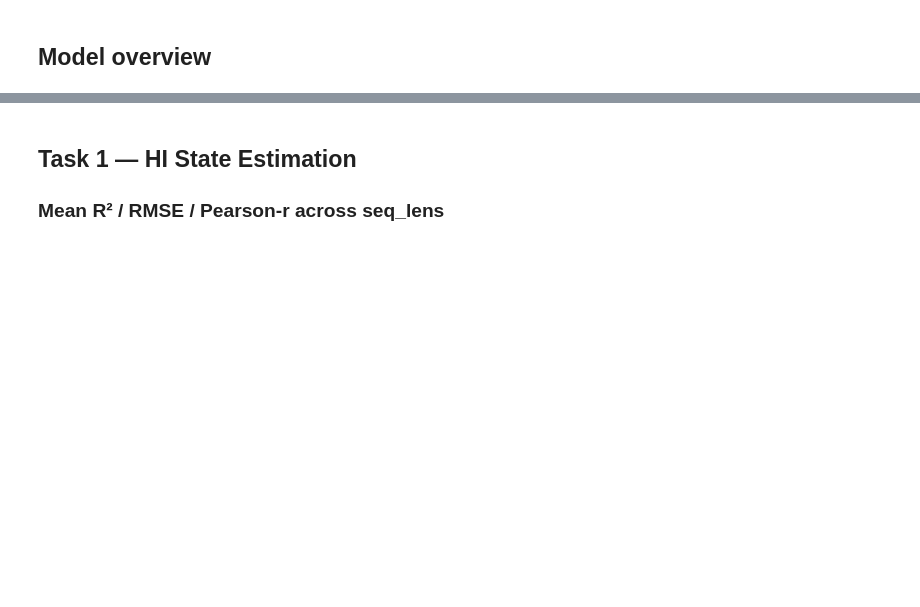
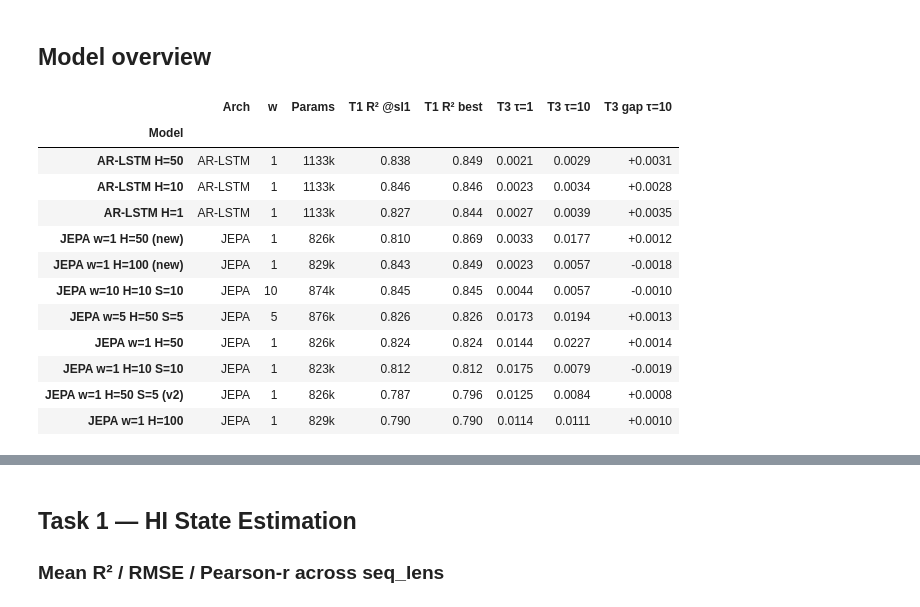
Before and after one commit to LucasStill/le-wm, a Jupyter notebook: results_viewer.ipynb, the cells around one changed output, grey strips where cells are left out. Cells and saved outputs as stored; diff of their text form; code cells hidden in the pictures; blank space fills up the shorter version.

```diff
--- a/results_viewer.ipynb
+++ b/results_viewer.ipynb
@@ -66,34 +127,71 @@ for r in all_results:
 # %% [markdown]
 ## Model overview
 # %%
+
 rows = []
 for r in all_results:
     if "error" in r:
         continue
-    t1 = r.get("task1_hi") or {}
-    # best mean R² across seq_lens
+    t1    = r.get("task1_hi") or {}
     t1_r2 = max((v.get("__mean__", {}).get("r2", float("nan")) for v in t1.values()), default=float("nan"))
     t1_sl = next((sl for sl, v in t1.items() if v.get("__mean__", {}).get("r2", -999) == t1_r2), "-")
+    t1_sl1 = (t1.get("sl1") or {}).get("__mean__", {}).get("r2", float("nan"))
 
-    t2 = r.get("task2_delta_hi") or {}
-    t2_r2 = max((v.get("__mean__", {}).get("r2", float("nan")) for v in t2.values()), default=float("nan"))
-
-    alarm = (r.get("task2b_alarm") or {}).get("K20") or {}
-    t3 = r.get("task3_forecast") or {}
-    mr = t3.get("mean_rmse_all", [])
-    gap = t3.get("mean_rmse_gap", [])
+    t3   = r.get("task3_forecast") or {}
+    mr   = t3.get("mean_rmse_all", [])
+    gap  = t3.get("mean_rmse_gap", [])
+    arch = "AR-LSTM" if "lstm" in r["name"] else "JEPA"
 
     rows.append({
-        "Model": label(r["name"]),
-        "obs_window": r.get("obs_window_size", "?"),
-        "n_params": r.get("n_params", "?"),
-        "T1 R² (best sl)": f"{t1_r2:.3f} ({t1_sl})",
-        "T2 R² (best sl)": f"{t2_r2:.3f}",
-        "Alarm AUC@K20": f"{alarm.get('auc', float('nan')):.3f}" if alarm.get('auc') is not None else "—",
-        "T3 RMSE τ=1": f"{mr[0]:.4f}" if mr else "—",
-        "T3 RMSE τ=10": f"{mr[9]:.4f}" if len(mr) > 9 else "—",
-        "T3 gap τ=10": f"{gap[9]:+.4f}" if len(gap) > 9 else "—",
+        "Model":        label(r["name"]),
+        "Arch":         arch,
+        "w":            r.get("obs_window_size", "?"),
+        "Params":       r.get("n_params", 0),
+        "T1 R² @sl1":   t1_sl1,
+        "T1 R² best":   t1_r2,        # kept numeric for gradient
+        "best_sl_str":  t1_sl,         # separate column, merged into display later
+        "T3 τ=1":       mr[0]          if mr           else float("nan"),
+        "T3 τ=10":      mr[9]          if len(mr) > 9  else float("nan"),
+        "T3 gap τ=10":  gap[9]         if len(gap) > 9 else float("nan"),
     })
 
-overview = pd.DataFrame(rows).set_index("Model")
-overview
+ov = pd.DataFrame(rows).sort_values(["Arch", "T1 R² best"], ascending=[True, False]).set_index("Model")
+
+# ── Styled display ────────────────────────────────────────────────────────────
+# Keep numeric columns numeric so background_gradient works, format with .format()
+ov_style = ov.drop(columns=["best_sl_str"]).copy()
+ov_style["Params"] = (ov["Params"] / 1e3).round(0).astype(int).astype(str) + "k"
+
+(
+    ov_style.style
+    .background_gradient(subset=["T1 R² @sl1"],  cmap="YlGn",    vmin=0.75, vmax=0.88)
+    .background_gradient(subset=["T1 R² best"],  cmap="YlGn",    vmin=0.79, vmax=0.88)
+    .background_gradient(subset=["T3 τ=1","T3 τ=10"], cmap="RdYlGn_r", vmin=0.001, vmax=0.02)
+    .background_gradient(subset=["T3 gap τ=10"], cmap="RdBu_r",  vmin=-0.003, vmax=0.004)
+    .format({
+        "T1 R² @sl1":  "{:.3f}",
+        "T1 R² best":  lambda v: f"{v:.3f} ({ov['best_sl_str'].get(_, '-')})" if False else f"{v:.3f}",
+        "T3 τ=1":      "{:.4f}",
+        "T3 τ=10":     "{:.4f}",
+        "T3 gap τ=10": "{:+.4f}",
+    })
+    .set_properties(**{"font-size": "10pt", "text-align": "center"})
+    .set_table_styles([
+        {"selector": "th", "props": [("font-size","10pt"),("text-align","center"),("background","#f0f0f0")]},
+        {"selector": "td", "props": [("padding","4px 12px")]},
+    ])
+)
+# %% [output]
+|  | Arch | w | Params | T1 R² @sl1 | T1 R² best | T3 τ=1 | T3 τ=10 | T3 gap τ=10 |
+| Model |  |  |  |  |  |  |  |  |
+| AR-LSTM H=50 | AR-LSTM | 1 | 1133k | 0.838 | 0.849 | 0.0021 | 0.0029 | +0.0031 |
+| AR-LSTM H=10 | AR-LSTM | 1 | 1133k | 0.846 | 0.846 | 0.0023 | 0.0034 | +0.0028 |
+| AR-LSTM H=1 | AR-LSTM | 1 | 1133k | 0.827 | 0.844 | 0.0027 | 0.0039 | +0.0035 |
+| JEPA w=1 H=50 (new) | JEPA | 1 | 826k | 0.810 | 0.869 | 0.0033 | 0.0177 | +0.0012 |
+| JEPA w=1 H=100 (new) | JEPA | 1 | 829k | 0.843 | 0.849 | 0.0023 | 0.0057 | -0.0018 |
+| JEPA w=10 H=10 S=10 | JEPA | 10 | 874k | 0.845 | 0.845 | 0.0044 | 0.0057 | -0.0010 |
+| JEPA w=5 H=50 S=5 | JEPA | 5 | 876k | 0.826 | 0.826 | 0.0173 | 0.0194 | +0.0013 |
+| JEPA w=1 H=50 | JEPA | 1 | 826k | 0.824 | 0.824 | 0.0144 | 0.0227 | +0.0014 |
+| JEPA w=1 H=10 S=10 | JEPA | 1 | 823k | 0.812 | 0.812 | 0.0175 | 0.0079 | -0.0019 |
+| JEPA w=1 H=50 S=5 (v2) | JEPA | 1 | 826k | 0.787 | 0.796 | 0.0125 | 0.0084 | +0.0008 |
+| JEPA w=1 H=100 | JEPA | 1 | 829k | 0.790 | 0.790 | 0.0114 | 0.0111 | +0.0010 |
```
Also changed, not shown: parts of 27 cells of this notebook, 33 other files.
